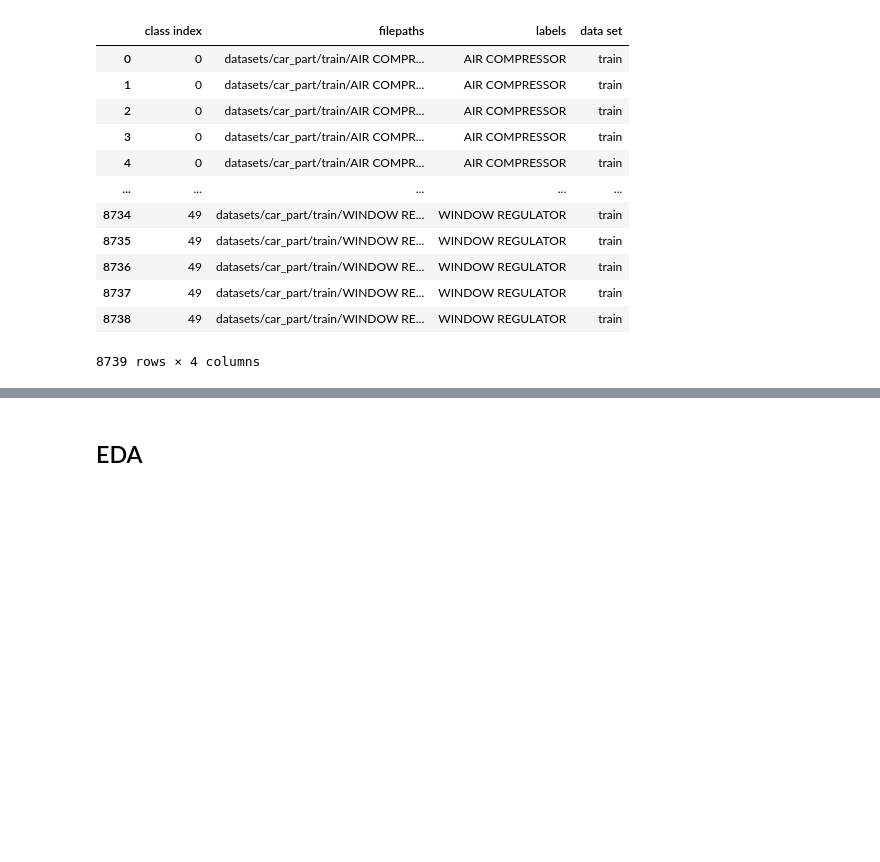
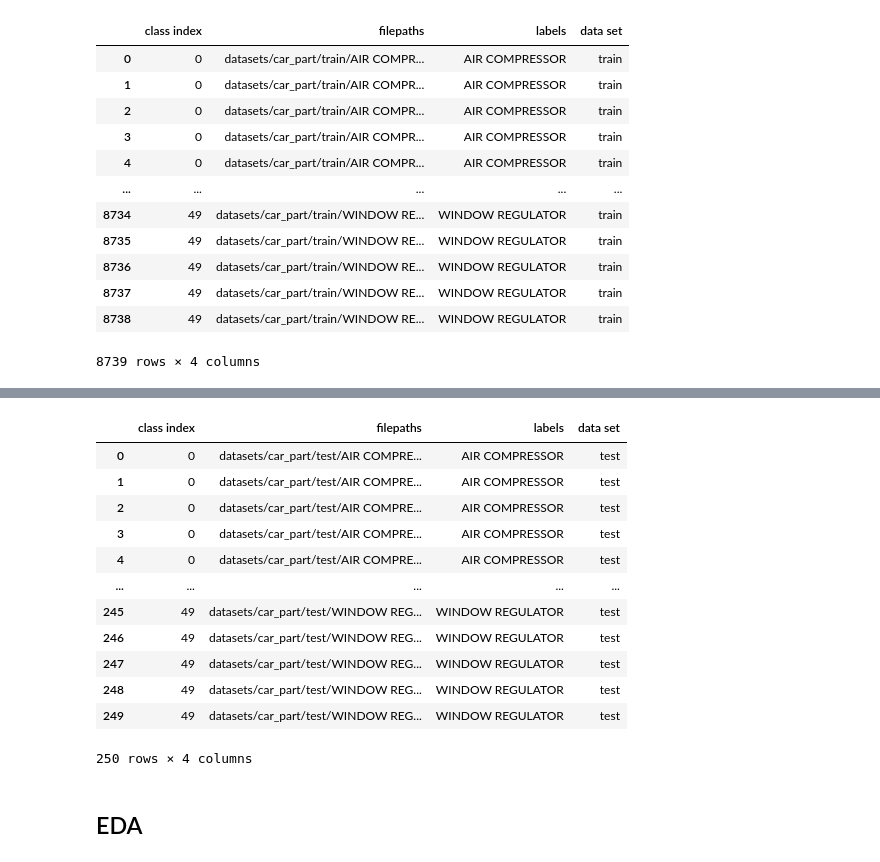
Before and after one commit to desracto/csci316-proj2, a Jupyter notebook: car-part.ipynb, the cells around one changed output, grey strips where cells are left out. Drawn from its saved outputs; the diff is of its cells as text; code cells hidden in the pictures; blank space fills up the shorter version.

```diff
--- a/car-part.ipynb
+++ b/car-part.ipynb
@@ -62,3 +79,21 @@ train_df
+# %%
+# add DATASET root to filepaths
+test_df['filepaths'] = test_df['filepaths'].apply(lambda path: DATASET_ROOT + path)
+test_df
+# %% [output]
+|  | class index | filepaths | labels | data set |
+| 0 | 0 | datasets/car_part/test/AIR COMPRE... | AIR COMPRESSOR | test |
+| 1 | 0 | datasets/car_part/test/AIR COMPRE... | AIR COMPRESSOR | test |
+| 2 | 0 | datasets/car_part/test/AIR COMPRE... | AIR COMPRESSOR | test |
+| 3 | 0 | datasets/car_part/test/AIR COMPRE... | AIR COMPRESSOR | test |
+| 4 | 0 | datasets/car_part/test/AIR COMPRE... | AIR COMPRESSOR | test |
+| ... | ... | ... | ... | ... |
+| 245 | 49 | datasets/car_part/test/WINDOW REG... | WINDOW REGULATOR | test |
+| 246 | 49 | datasets/car_part/test/WINDOW REG... | WINDOW REGULATOR | test |
+| 247 | 49 | datasets/car_part/test/WINDOW REG... | WINDOW REGULATOR | test |
+| 248 | 49 | datasets/car_part/test/WINDOW REG... | WINDOW REGULATOR | test |
+| 249 | 49 | datasets/car_part/test/WINDOW REG... | WINDOW REGULATOR | test |
+250 rows × 4 columns
 # %% [markdown]
 ## EDA
 # %% [markdown]
```
Also changed, not shown: parts of 25 cells of this notebook.
